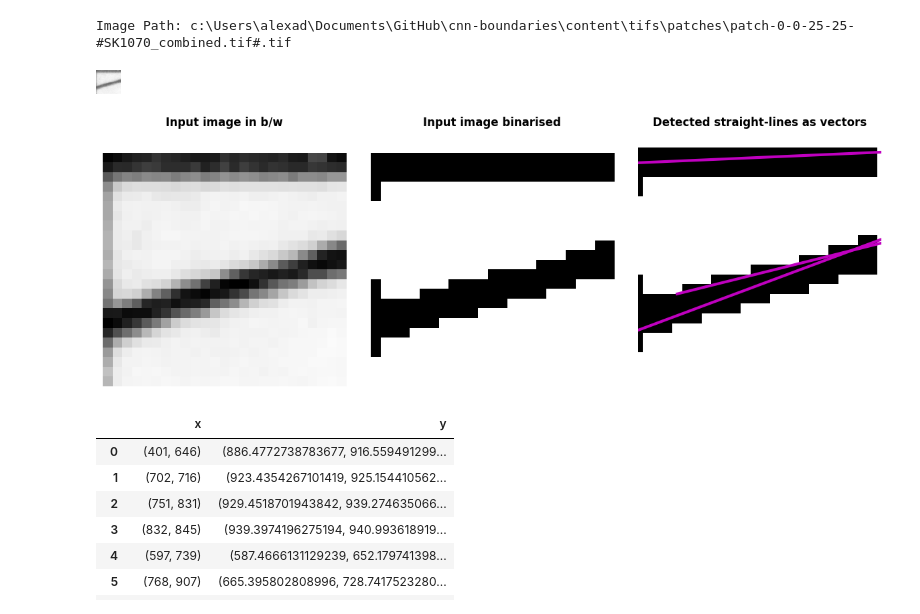
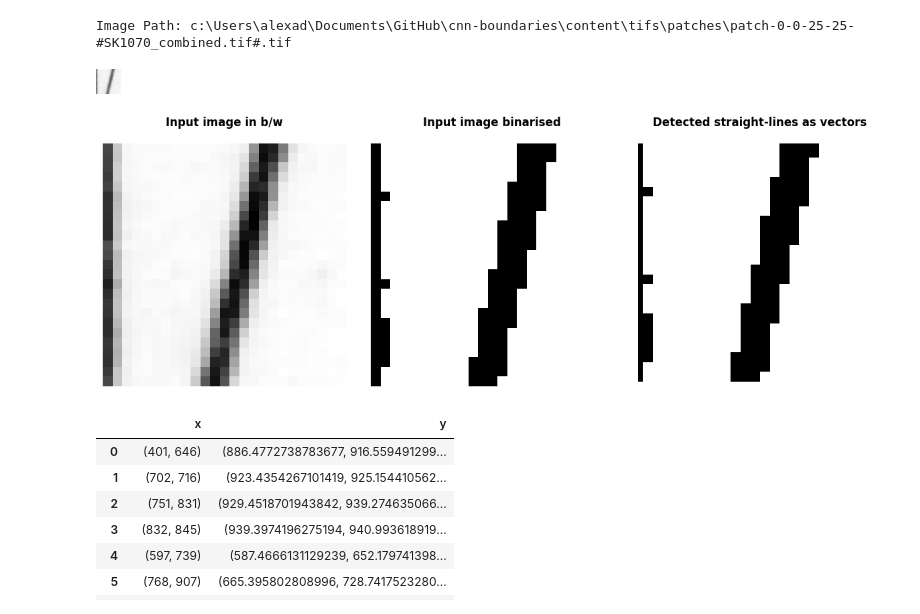
Before and after one commit to pdnpa/cnn-boundaries, a Jupyter notebook: notebooks/Wall inference from historic maps example.ipynb, the cells around one changed output. Cells and saved outputs as stored; diff of their text form; code cells hidden in the pictures.

```diff
--- a/notebooks/Wall inference from historic maps example.ipynb
+++ b/notebooks/Wall inference from historic maps example.ipynb
@@ -92,11 +88,11 @@ print("Image Path:", first_row['image_path'])
 Image Path: c:\Users\alexad\Documents\GitHub\cnn-boundaries\content\tifs\patches\patch-0-0-25-25-#SK1070_combined.tif#.tif
 # %%
 # lets test on a single patch
-im = PIL.Image.open(first_row['image_path'])
+im = PIL.Image.open(df.iloc[2]['image_path'])
 im = im.convert("L")
 im  # visualise in jupyter notebook:
 # %% [output]
-[figure, old version]
+[figure, new version]
 # %%
 ## Subselect part of image & convert to numpy array:
 arr = np.array(im.getdata()).reshape(im.size[::-1])
@@ -137,7 +133,7 @@ for line in list_inferred_lines:
 
 plt.tight_layout()
 # %% [output]
-[figure, old version]
+[figure, new version]
 # %%
 im = PIL.Image.open("../content/example_data/masked_test.tif")
 im = im.convert("L")
```
Also changed, not shown: parts of 2 cells of this notebook.
